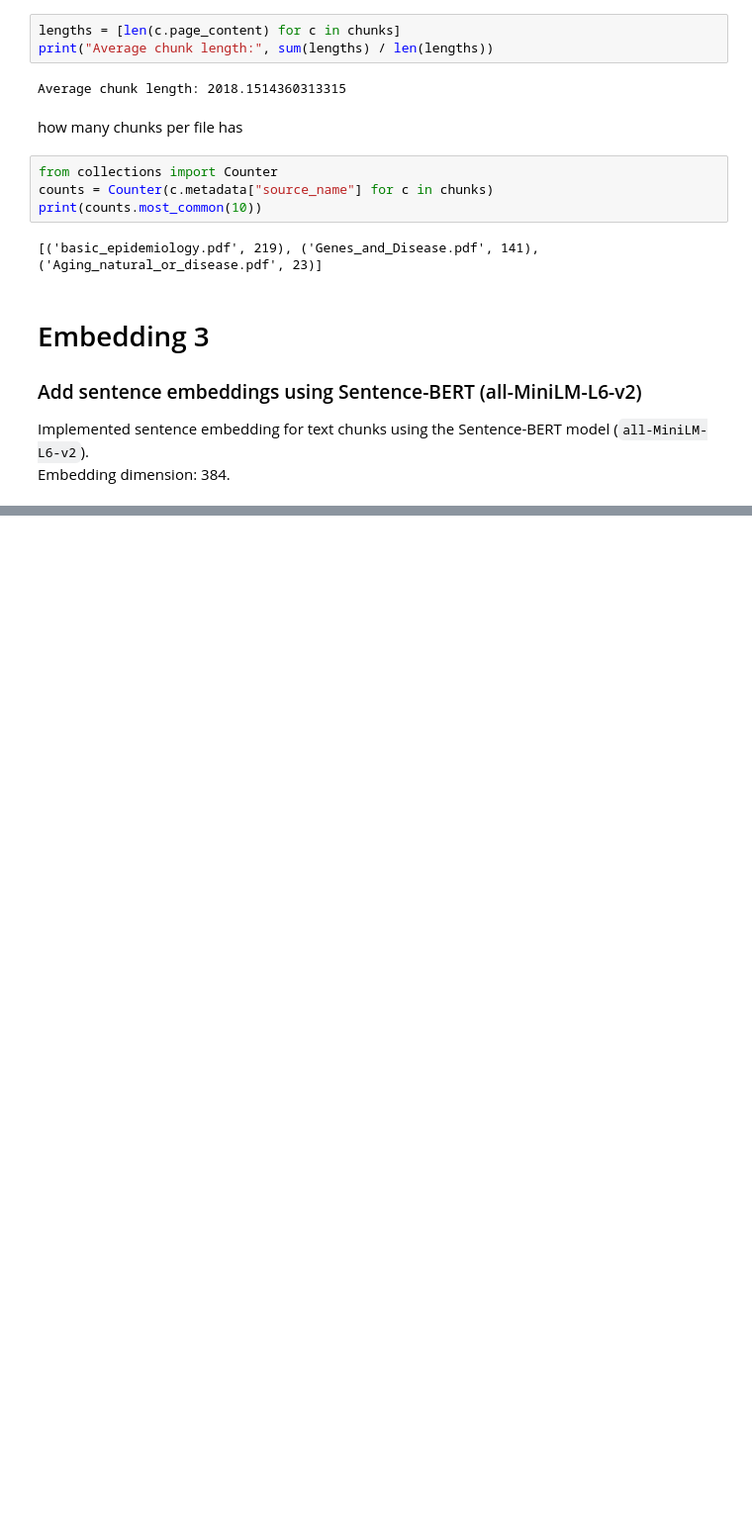
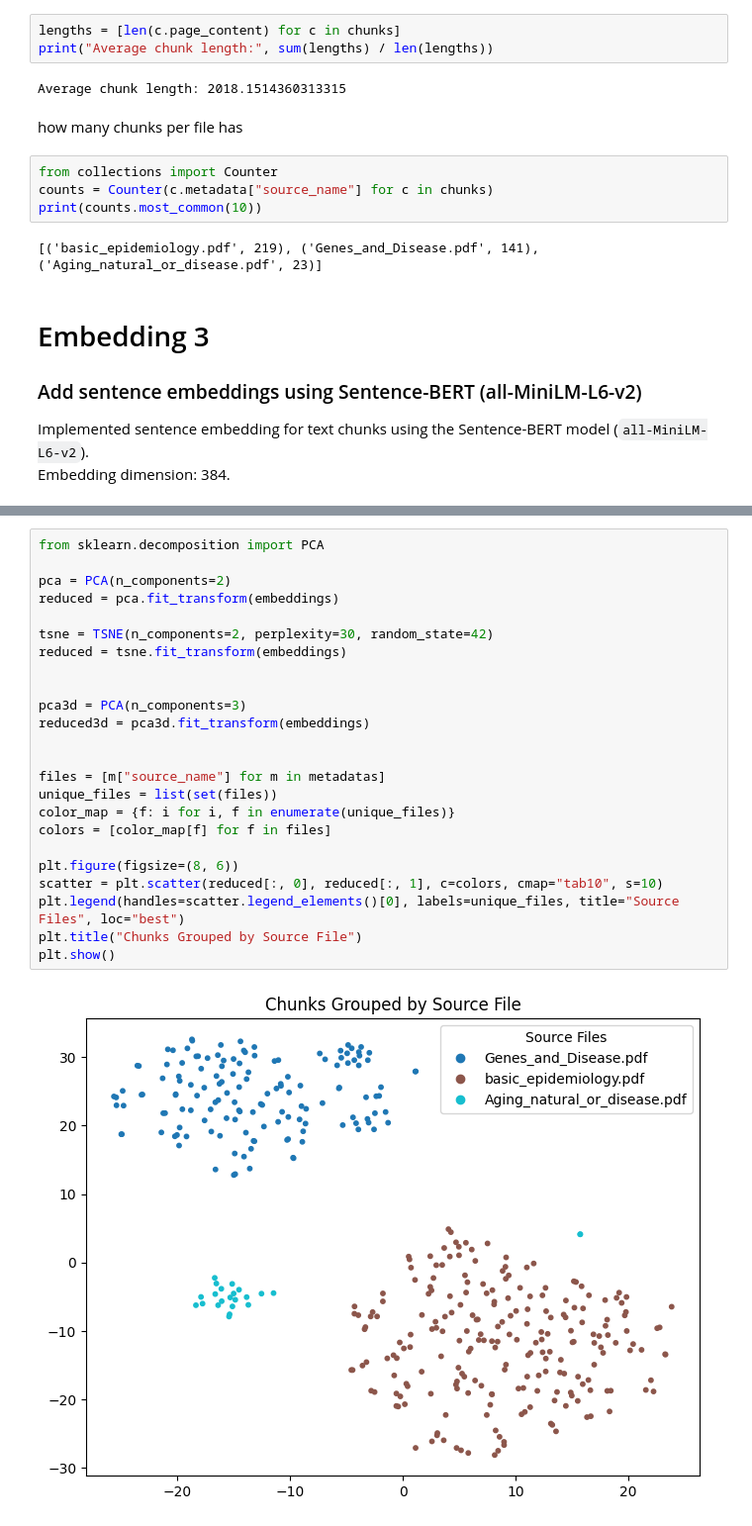
Before and after one commit to diyorarti/Medical-assistant-with-RAG, a Jupyter notebook: labs/project-lab.ipynb, the cells around one changed output, grey strips where cells are left out. Shown: that part at 99% size. Drawn from its saved outputs; the diff is of its cells as text; blank space fills up the shorter version.

```diff
--- a/labs/project-lab.ipynb
+++ b/labs/project-lab.ipynb
@@ -375,0 +468,26 @@ class Embedder:
+# %%
+from sklearn.decomposition import PCA
+
+pca = PCA(n_components=2)
+reduced = pca.fit_transform(embeddings)
+
+tsne = TSNE(n_components=2, perplexity=30, random_state=42)
+reduced = tsne.fit_transform(embeddings)
+
+
+pca3d = PCA(n_components=3)
+reduced3d = pca3d.fit_transform(embeddings)
+
+
+files = [m["source_name"] for m in metadatas]
+unique_files = list(set(files))
+color_map = {f: i for i, f in enumerate(unique_files)}
+colors = [color_map[f] for f in files]
+
+plt.figure(figsize=(8, 6))
+scatter = plt.scatter(reduced[:, 0], reduced[:, 1], c=colors, cmap="tab10", s=10)
+plt.legend(handles=scatter.legend_elements()[0], labels=unique_files, title="Source Files", loc="best")
+plt.title("Chunks Grouped by Source File")
+plt.show()
+# %% [output]
+[figure, added]
```
Also changed, not shown: parts of 16 cells of this notebook.
